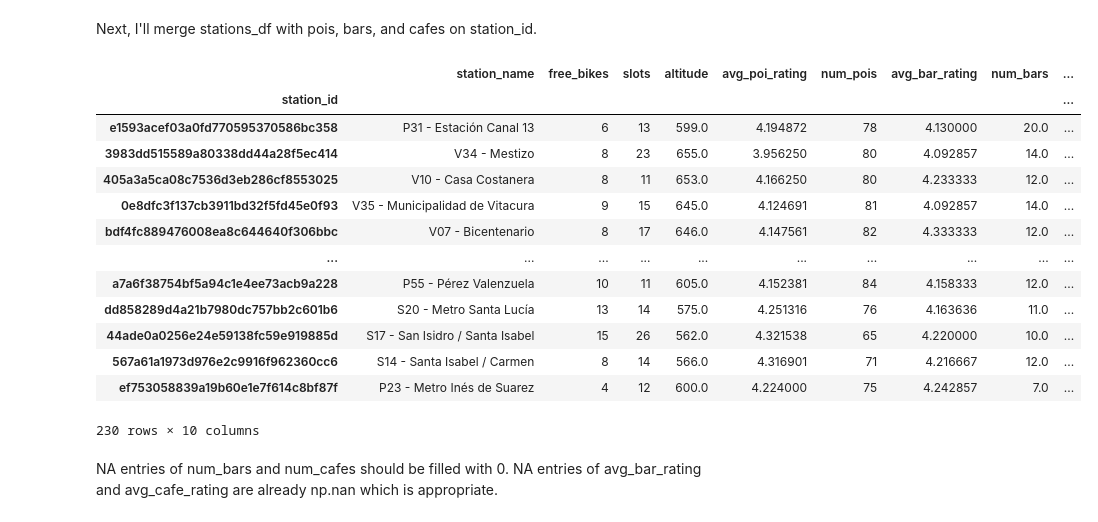
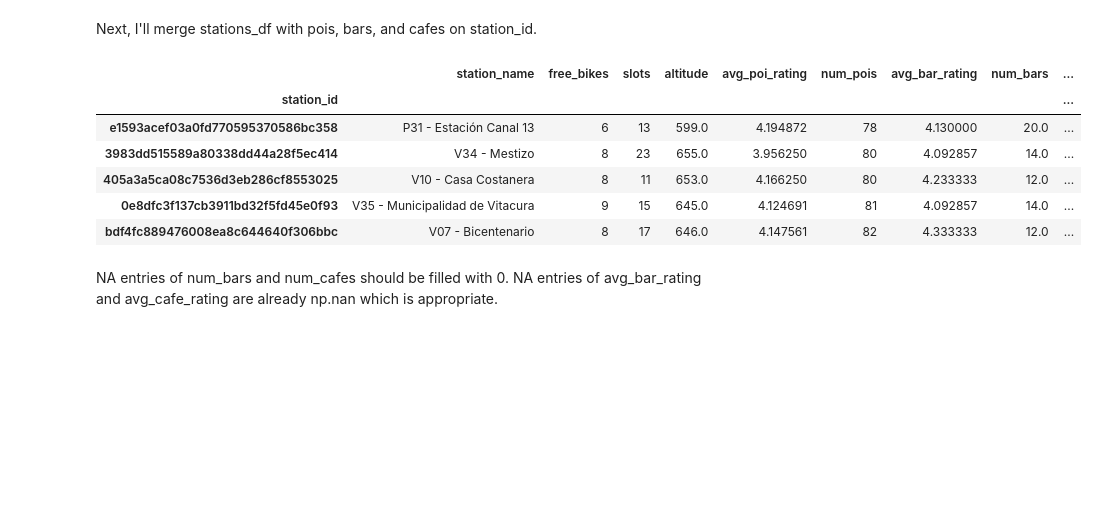
Before and after one commit to harnettd/stat-modelling-with-python, a Jupyter notebook: notebooks/joining_data.ipynb, the cells around one changed output. Saved outputs shown, nothing was run; the diff lists cells and outputs as text; code cells hidden in the pictures; blank space fills up the shorter version.

```diff
--- a/notebooks/joining_data.ipynb
+++ b/notebooks/joining_data.ipynb
@@ -299,27 +280,20 @@ Next, I'll merge stations_df with pois, bars, and cafes on station_id.
 # %%
 cols = ['station_id', 'station_name', 'free_bikes', 'slots', 'altitude']
 stations_trimmed_df = stations_df[cols].copy()
 stations_trimmed_df.set_index('station_id', inplace=True)
 stations_pois_df = stations_trimmed_df\
     .merge(pois, how='left', left_index=True, right_index=True)\
     .merge(bars, how='left', left_index=True, right_index=True)\
     .merge(cafes, how='left', left_index=True, right_index=True)
-stations_pois_df
+stations_pois_df.head()
 # %% [output]
 |  | station_name | free_bikes | slots | altitude | avg_poi_rating | num_pois | avg_bar_rating | num_bars | ... |
 | station_id |  |  |  |  |  |  |  |  | ... |
 | e1593acef03a0fd770595370586bc358 | P31 - Estación Canal 13 | 6 | 13 | 599.0 | 4.194872 | 78 | 4.130000 | 20.0 | ... |
 | 3983dd515589a80338dd44a28f5ec414 | V34 - Mestizo | 8 | 23 | 655.0 | 3.956250 | 80 | 4.092857 | 14.0 | ... |
 | 405a3a5ca08c7536d3eb286cf8553025 | V10 - Casa Costanera | 8 | 11 | 653.0 | 4.166250 | 80 | 4.233333 | 12.0 | ... |
 | 0e8dfc3f137cb3911bd32f5fd45e0f93 | V35 - Municipalidad de Vitacura | 9 | 15 | 645.0 | 4.124691 | 81 | 4.092857 | 14.0 | ... |
 | bdf4fc889476008ea8c644640f306bbc | V07 - Bicentenario | 8 | 17 | 646.0 | 4.147561 | 82 | 4.333333 | 12.0 | ... |
-| ... | ... | ... | ... | ... | ... | ... | ... | ... | ... |
-| a7a6f38754bf5a94c1e4ee73acb9a228 | P55 - Pérez Valenzuela | 10 | 11 | 605.0 | 4.152381 | 84 | 4.158333 | 12.0 | ... |
-| dd858289d4a21b7980dc757bb2c601b6 | S20 - Metro Santa Lucía | 13 | 14 | 575.0 | 4.251316 | 76 | 4.163636 | 11.0 | ... |
-| 44ade0a0256e24e59138fc59e919885d | S17 - San Isidro / Santa Isabel | 15 | 26 | 562.0 | 4.321538 | 65 | 4.220000 | 10.0 | ... |
-| 567a61a1973d976e2c9916f962360cc6 | S14 - Santa Isabel / Carmen | 8 | 14 | 566.0 | 4.316901 | 71 | 4.216667 | 12.0 | ... |
-| ef753058839a19b60e1e7f614c8bf87f | P23 - Metro Inés de Suarez | 4 | 12 | 600.0 | 4.224000 | 75 | 4.242857 | 7.0 | ... |
-230 rows × 10 columns
 # %% [markdown]
 NA entries of num_bars and num_cafes should be filled with 0. NA entries of avg_bar_rating and avg_cafe_rating are already np.nan which is appropriate.
 # %%
```
Also changed, not shown: parts of 26 cells of this notebook, 1 other file.
